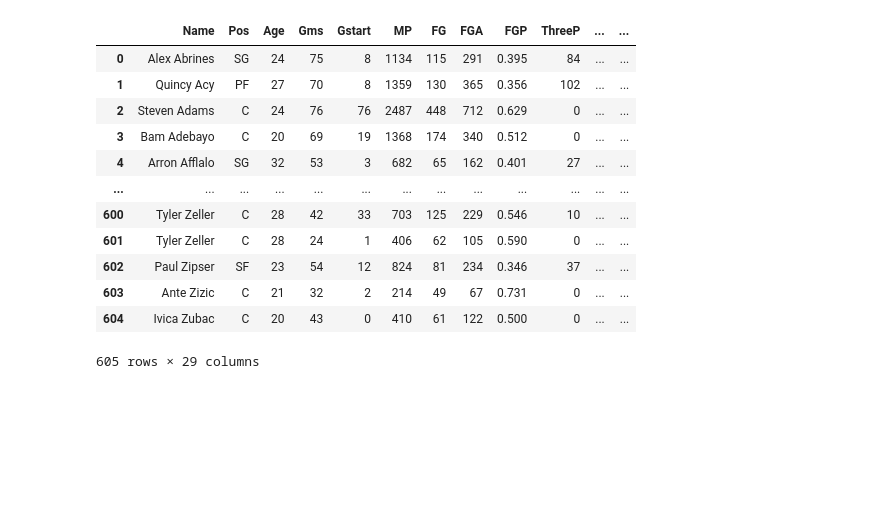
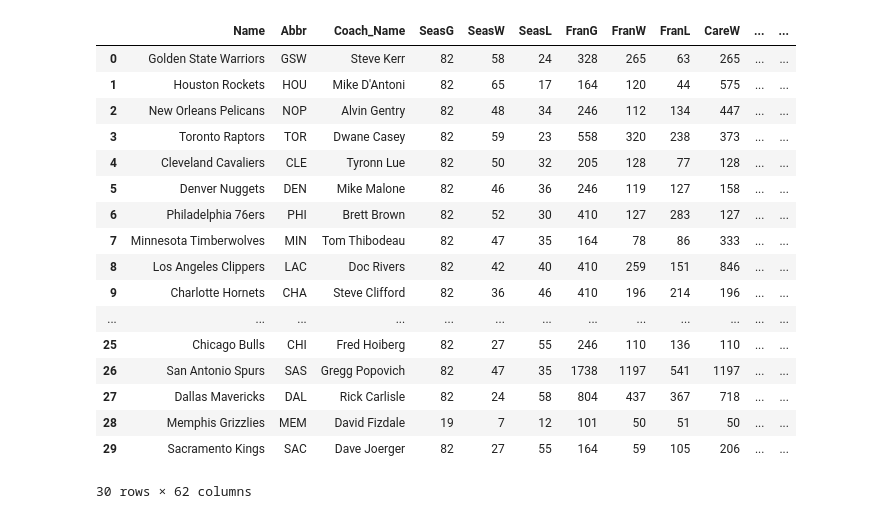
Before and after one commit to biagio7xD/Nba-Season-Stats-Management, a Jupyter notebook: Script/data.ipynb, the cells around one changed output. Drawn from its saved outputs; the diff is of its cells as text; code cells hidden in the pictures; blank space fills up the shorter version.

```diff
--- a/Script/data.ipynb
+++ b/Script/data.ipynb
@@ -51,4 +55,4 @@ full.iloc[13,2] = 'BKN'
+# %%
+stats.drop('TEAM_NAME', axis=1, inplace=True)
 # %%
-full = pd.merge(full, team[['TEAM_ID', 'NICKNAME', 'ABBREVIATION']], how='left', left_on='TeamAbbr', right_on='ABBREVIATION')
+full = full.merge(stats, how='left', left_on='Team_ID', right_on='TEAM_ID')
-# %%
-full.drop(['ABBREVIATION_x', 'ABBREVIATION_y'], axis=1, inplace=True)
@@ -57,16 +58,0 @@ df = pd.read_csv("CSV_Files/full_player.csv")
-# %%
-df
-# %% [output]
-|  | Name | Pos | Age | Gms | Gstart | MP | FG | FGA | FGP | ThreeP | ... | ... |
-| 0 | Alex Abrines | SG | 24 | 75 | 8 | 1134 | 115 | 291 | 0.395 | 84 | ... | ... |
-| 1 | Quincy Acy | PF | 27 | 70 | 8 | 1359 | 130 | 365 | 0.356 | 102 | ... | ... |
-| 2 | Steven Adams | C | 24 | 76 | 76 | 2487 | 448 | 712 | 0.629 | 0 | ... | ... |
-| 3 | Bam Adebayo | C | 20 | 69 | 19 | 1368 | 174 | 340 | 0.512 | 0 | ... | ... |
-| 4 | Arron Afflalo | SG | 32 | 53 | 3 | 682 | 65 | 162 | 0.401 | 27 | ... | ... |
-| ... | ... | ... | ... | ... | ... | ... | ... | ... | ... | ... | ... | ... |
-| 600 | Tyler Zeller | C | 28 | 42 | 33 | 703 | 125 | 229 | 0.546 | 10 | ... | ... |
-| 601 | Tyler Zeller | C | 28 | 24 | 1 | 406 | 62 | 105 | 0.590 | 0 | ... | ... |
-| 602 | Paul Zipser | SF | 23 | 54 | 12 | 824 | 81 | 234 | 0.346 | 37 | ... | ... |
-| 603 | Ante Zizic | C | 21 | 32 | 2 | 214 | 49 | 67 | 0.731 | 0 | ... | ... |
-| 604 | Ivica Zubac | C | 20 | 43 | 0 | 410 | 61 | 122 | 0.500 | 0 | ... | ... |
-605 rows × 29 columns
@@ -75,2 +58,0 @@ df = df.merge(full[['TeamID', 'TEAM_ID']], how='left', on='TeamID')
-# %%
-full.drop("TeamID", axis=1, inplace=True)
@@ -79,0 +59,21 @@ full.to_csv("CSV_Files/nba.csv", index=False)
+# %%
+full
+# %% [output]
+|  | Name | Abbr | Coach_Name | SeasG | SeasW | SeasL | FranG | FranW | FranL | CareW | ... | ... |
+| 0 | Golden State Warriors | GSW | Steve Kerr | 82 | 58 | 24 | 328 | 265 | 63 | 265 | ... | ... |
+| 1 | Houston Rockets | HOU | Mike D'Antoni | 82 | 65 | 17 | 164 | 120 | 44 | 575 | ... | ... |
+| 2 | New Orleans Pelicans | NOP | Alvin Gentry | 82 | 48 | 34 | 246 | 112 | 134 | 447 | ... | ... |
+| 3 | Toronto Raptors | TOR | Dwane Casey | 82 | 59 | 23 | 558 | 320 | 238 | 373 | ... | ... |
+| 4 | Cleveland Cavaliers | CLE | Tyronn Lue | 82 | 50 | 32 | 205 | 128 | 77 | 128 | ... | ... |
+| 5 | Denver Nuggets | DEN | Mike Malone | 82 | 46 | 36 | 246 | 119 | 127 | 158 | ... | ... |
+| 6 | Philadelphia 76ers | PHI | Brett Brown | 82 | 52 | 30 | 410 | 127 | 283 | 127 | ... | ... |
+| 7 | Minnesota Timberwolves | MIN | Tom Thibodeau | 82 | 47 | 35 | 164 | 78 | 86 | 333 | ... | ... |
+| 8 | Los Angeles Clippers | LAC | Doc Rivers | 82 | 42 | 40 | 410 | 259 | 151 | 846 | ... | ... |
+| 9 | Charlotte Hornets | CHA | Steve Clifford | 82 | 36 | 46 | 410 | 196 | 214 | 196 | ... | ... |
+| ... | ... | ... | ... | ... | ... | ... | ... | ... | ... | ... | ... | ... |
+| 25 | Chicago Bulls | CHI | Fred Hoiberg | 82 | 27 | 55 | 246 | 110 | 136 | 110 | ... | ... |
+| 26 | San Antonio Spurs | SAS | Gregg Popovich | 82 | 47 | 35 | 1738 | 1197 | 541 | 1197 | ... | ... |
+| 27 | Dallas Mavericks | DAL | Rick Carlisle | 82 | 24 | 58 | 804 | 437 | 367 | 718 | ... | ... |
+| 28 | Memphis Grizzlies | MEM | David Fizdale | 19 | 7 | 12 | 101 | 50 | 51 | 50 | ... | ... |
+| 29 | Sacramento Kings | SAC | Dave Joerger | 82 | 27 | 55 | 164 | 59 | 105 | 206 | ... | ... |
+30 rows × 62 columns
```
Also changed, not shown: parts of 8 cells of this notebook, 50 other files.
